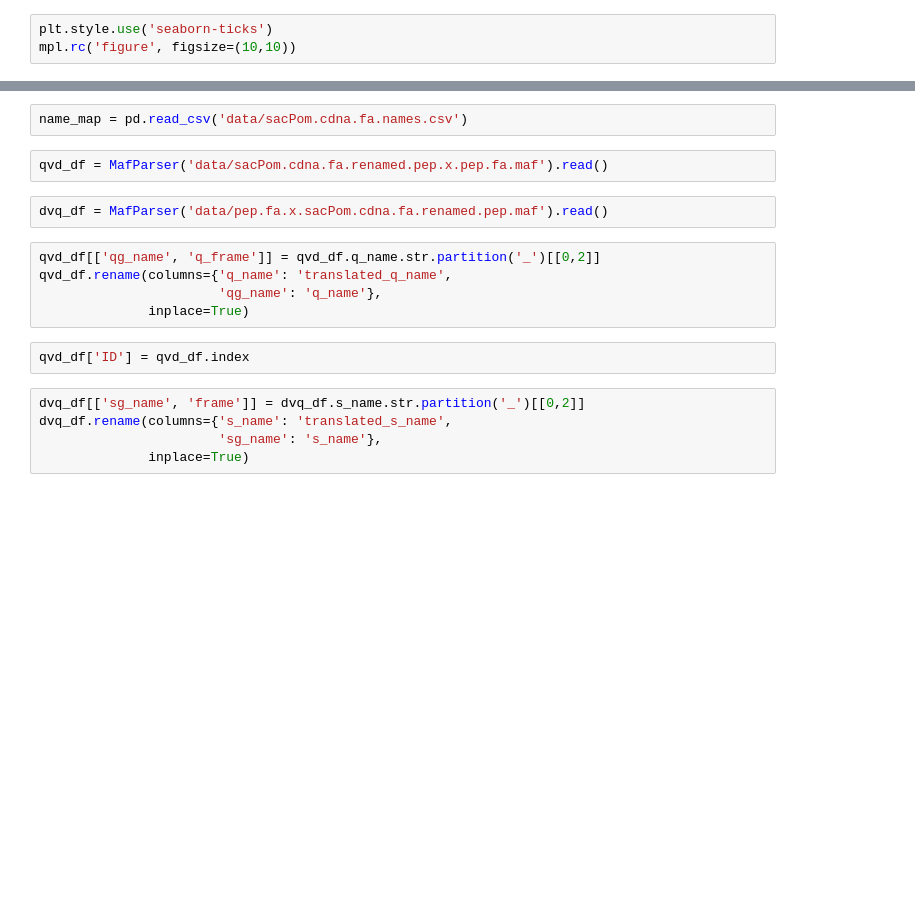
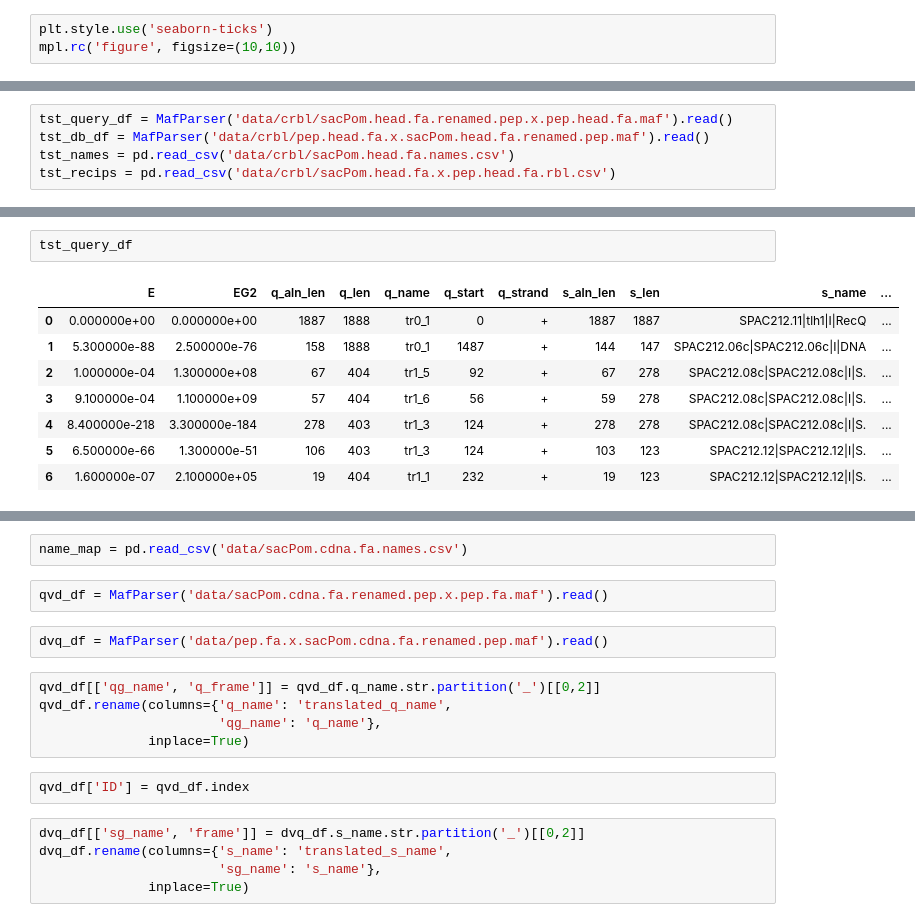
Before and after one commit to camillescott/shmlast, a Jupyter notebook: shmlast_scratch.ipynb, the cells around one changed output, grey strips where cells are left out. Saved outputs shown, nothing was run; the diff lists cells and outputs as text; blank space fills up the shorter version.

```diff
--- a/shmlast_scratch.ipynb
+++ b/shmlast_scratch.ipynb
@@ -41,0 +23,5 @@ bh = hits.BestHits()
+# %%
+tst_query_df = MafParser('data/crbl/sacPom.head.fa.renamed.pep.x.pep.head.fa.maf').read()
+tst_db_df = MafParser('data/crbl/pep.head.fa.x.sacPom.head.fa.renamed.pep.maf').read()
+tst_names = pd.read_csv('data/crbl/sacPom.head.fa.names.csv')
+tst_recips = pd.read_csv('data/crbl/sacPom.head.fa.x.pep.head.fa.rbl.csv')
@@ -41,0 +40,11 @@ bh = hits.BestHits()
+# %%
+tst_query_df
+# %% [output]
+|  | E | EG2 | q_aln_len | q_len | q_name | q_start | q_strand | s_aln_len | s_len | s_name | ... |
+| 0 | 0.000000e+00 | 0.000000e+00 | 1887 | 1888 | tr0_1 | 0 | + | 1887 | 1887 | SPAC212.11|tlh1|I|RecQ | ... |
+| 1 | 5.300000e-88 | 2.500000e-76 | 158 | 1888 | tr0_1 | 1487 | + | 144 | 147 | SPAC212.06c|SPAC212.06c|I|DNA | ... |
+| 2 | 1.000000e-04 | 1.300000e+08 | 67 | 404 | tr1_5 | 92 | + | 67 | 278 | SPAC212.08c|SPAC212.08c|I|S. | ... |
+| 3 | 9.100000e-04 | 1.100000e+09 | 57 | 404 | tr1_6 | 56 | + | 59 | 278 | SPAC212.08c|SPAC212.08c|I|S. | ... |
+| 4 | 8.400000e-218 | 3.300000e-184 | 278 | 403 | tr1_3 | 124 | + | 278 | 278 | SPAC212.08c|SPAC212.08c|I|S. | ... |
+| 5 | 6.500000e-66 | 1.300000e-51 | 106 | 403 | tr1_3 | 124 | + | 103 | 123 | SPAC212.12|SPAC212.12|I|S. | ... |
+| 6 | 1.600000e-07 | 2.100000e+05 | 19 | 404 | tr1_1 | 232 | + | 19 | 123 | SPAC212.12|SPAC212.12|I|S. | ... |
```
Also changed, not shown: parts of 24 cells of this notebook, 3 other files.
